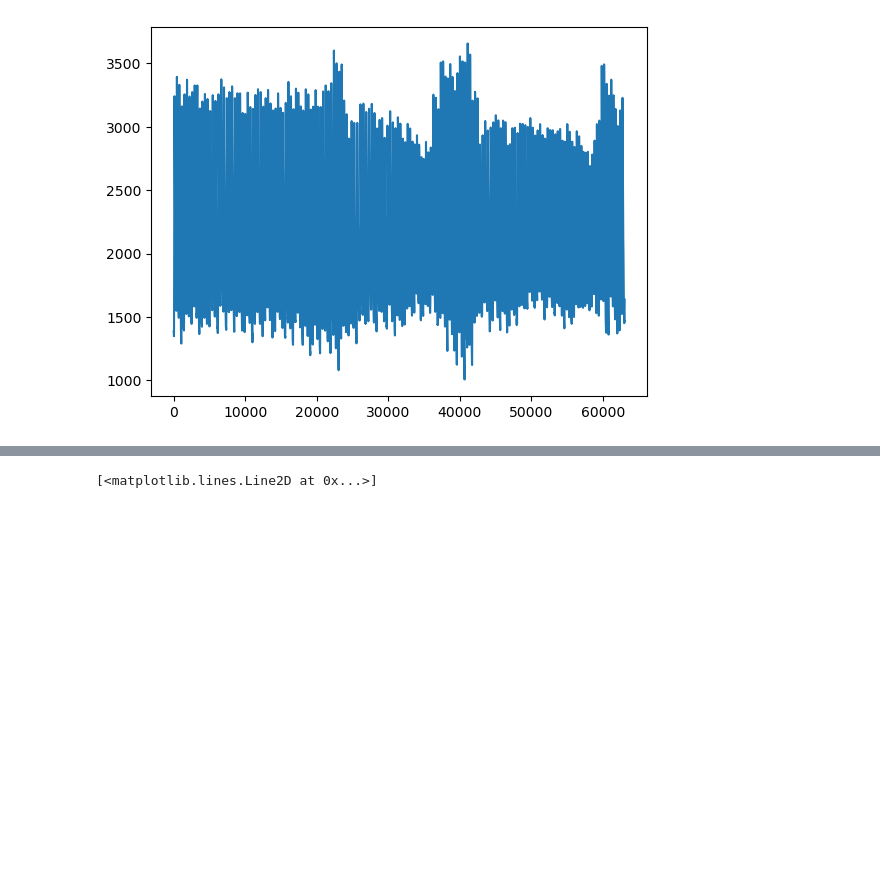
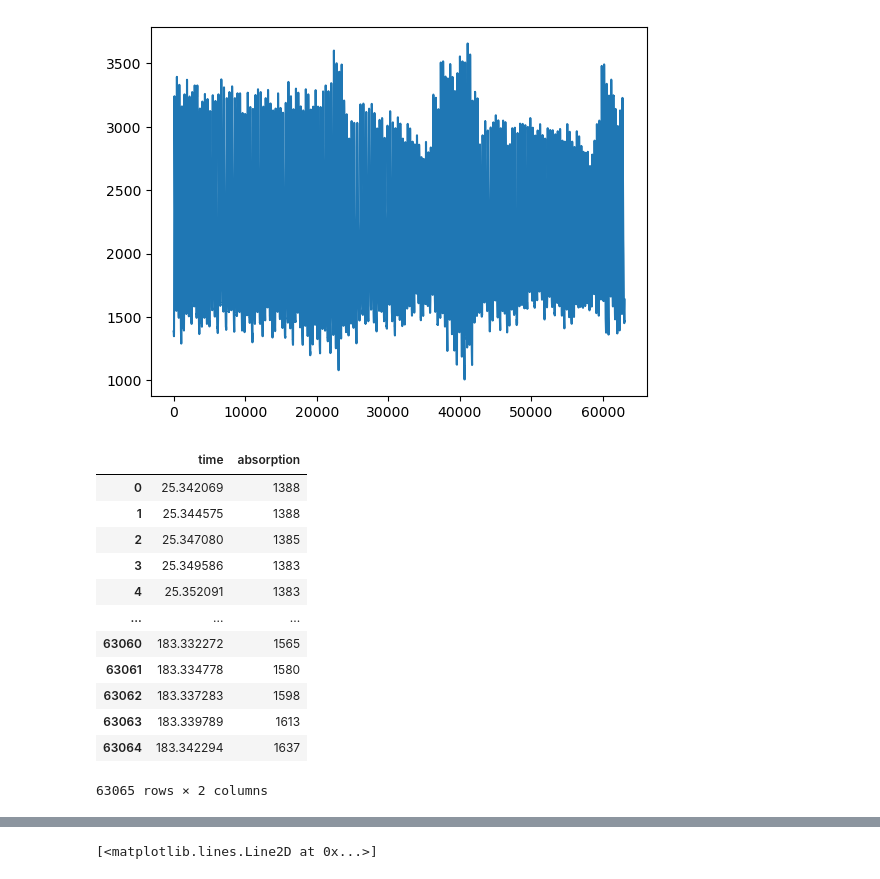
Before and after one commit to Olisoup/spacemed, a Jupyter notebook: session4.ipynb, the cells around one changed output, grey strips where cells are left out. Cells and saved outputs as stored; diff of their text form; code cells hidden in the pictures; blank space fills up the shorter version.

```diff
--- a/session4.ipynb
+++ b/session4.ipynb
@@ -160,0 +165,18 @@ peaks = peaks[:-1]
+# %%
+PPG = pandas.read_csv("data/pulse_data.csv", delimiter="," , encoding='ISO-8859-1', engine= "python")
+# %%
+PPG
+# %% [output]
+|  | time | absorption |
+| 0 | 25.342069 | 1388 |
+| 1 | 25.344575 | 1388 |
+| 2 | 25.347080 | 1385 |
+| 3 | 25.349586 | 1383 |
+| 4 | 25.352091 | 1383 |
+| ... | ... | ... |
+| 63060 | 183.332272 | 1565 |
+| 63061 | 183.334778 | 1580 |
+| 63062 | 183.337283 | 1598 |
+| 63063 | 183.339789 | 1613 |
+| 63064 | 183.342294 | 1637 |
+63065 rows × 2 columns
```
Also changed, not shown: parts of 7 cells of this notebook, 1 other file.
